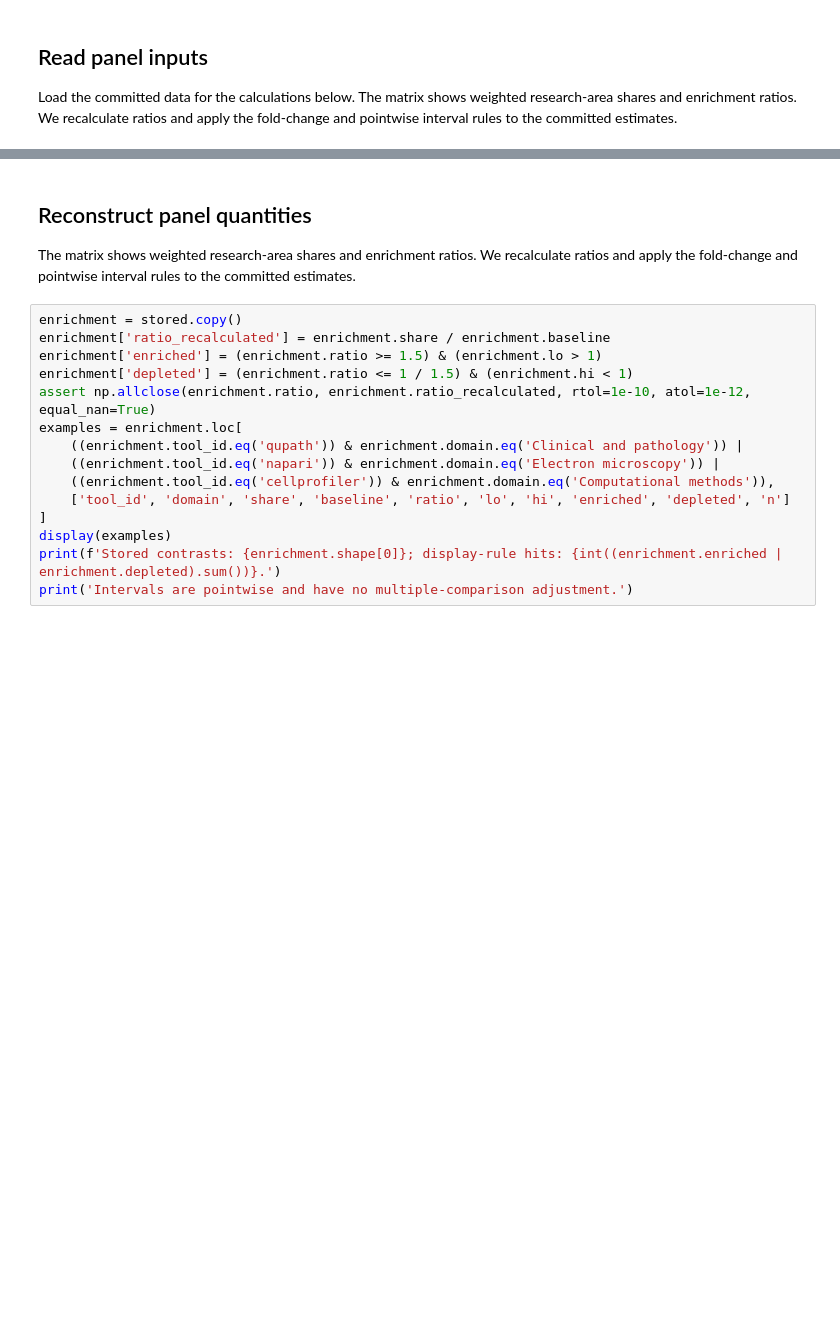
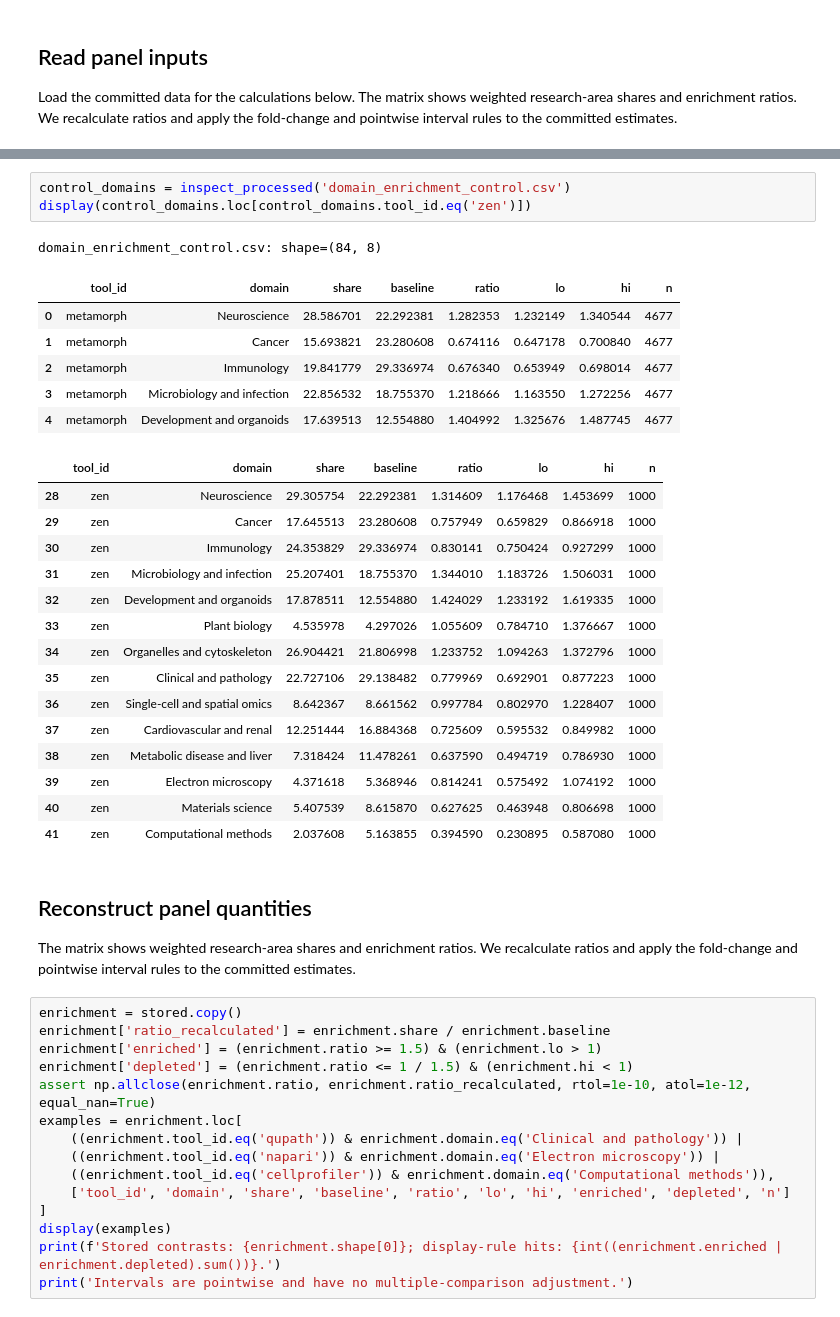
Before and after one commit to HenriquesLab/mapping-bioimage-software, a Jupyter notebook: notebooks/Figure5.ipynb, the cells around one changed output, grey strips where cells are left out. Cells and saved outputs as stored; diff of their text form; blank space fills up the shorter version.

Commit message:
feat(fig5): add microscope-control block scored against the analysis corpus

```diff
--- a/notebooks/Figure5.ipynb
+++ b/notebooks/Figure5.ipynb
@@ -105,3 +110,29 @@ domain_precision_2025.csv: shape=(14, 13)
+# %%
+control_domains = inspect_processed('domain_enrichment_control.csv')
+display(control_domains.loc[control_domains.tool_id.eq('zen')])
+# %% [output]
+domain_enrichment_control.csv: shape=(84, 8)
+|  | tool_id | domain | share | baseline | ratio | lo | hi | n |
+| 0 | metamorph | Neuroscience | 28.586701 | 22.292381 | 1.282353 | 1.232149 | 1.340544 | 4677 |
+| 1 | metamorph | Cancer | 15.693821 | 23.280608 | 0.674116 | 0.647178 | 0.700840 | 4677 |
+| 2 | metamorph | Immunology | 19.841779 | 29.336974 | 0.676340 | 0.653949 | 0.698014 | 4677 |
+| 3 | metamorph | Microbiology and infection | 22.856532 | 18.755370 | 1.218666 | 1.163550 | 1.272256 | 4677 |
+| 4 | metamorph | Development and organoids | 17.639513 | 12.554880 | 1.404992 | 1.325676 | 1.487745 | 4677 |
+|  | tool_id | domain | share | baseline | ratio | lo | hi | n |
+| 28 | zen | Neuroscience | 29.305754 | 22.292381 | 1.314609 | 1.176468 | 1.453699 | 1000 |
+| 29 | zen | Cancer | 17.645513 | 23.280608 | 0.757949 | 0.659829 | 0.866918 | 1000 |
+| 30 | zen | Immunology | 24.353829 | 29.336974 | 0.830141 | 0.750424 | 0.927299 | 1000 |
+| 31 | zen | Microbiology and infection | 25.207401 | 18.755370 | 1.344010 | 1.183726 | 1.506031 | 1000 |
+| 32 | zen | Development and organoids | 17.878511 | 12.554880 | 1.424029 | 1.233192 | 1.619335 | 1000 |
+| 33 | zen | Plant biology | 4.535978 | 4.297026 | 1.055609 | 0.784710 | 1.376667 | 1000 |
+| 34 | zen | Organelles and cytoskeleton | 26.904421 | 21.806998 | 1.233752 | 1.094263 | 1.372796 | 1000 |
+| 35 | zen | Clinical and pathology | 22.727106 | 29.138482 | 0.779969 | 0.692901 | 0.877223 | 1000 |
+| 36 | zen | Single-cell and spatial omics | 8.642367 | 8.661562 | 0.997784 | 0.802970 | 1.228407 | 1000 |
+| 37 | zen | Cardiovascular and renal | 12.251444 | 16.884368 | 0.725609 | 0.595532 | 0.849982 | 1000 |
+| 38 | zen | Metabolic disease and liver | 7.318424 | 11.478261 | 0.637590 | 0.494719 | 0.786930 | 1000 |
+| 39 | zen | Electron microscopy | 4.371618 | 5.368946 | 0.814241 | 0.575492 | 1.074192 | 1000 |
+| 40 | zen | Materials science | 5.407539 | 8.615870 | 0.627625 | 0.463948 | 0.806698 | 1000 |
+| 41 | zen | Computational methods | 2.037608 | 5.163855 | 0.394590 | 0.230895 | 0.587080 | 1000 |
 # %% [markdown]
 ## Reconstruct panel quantities
 
```
Also changed, not shown: parts of 8 cells of this notebook, 10 other files.
